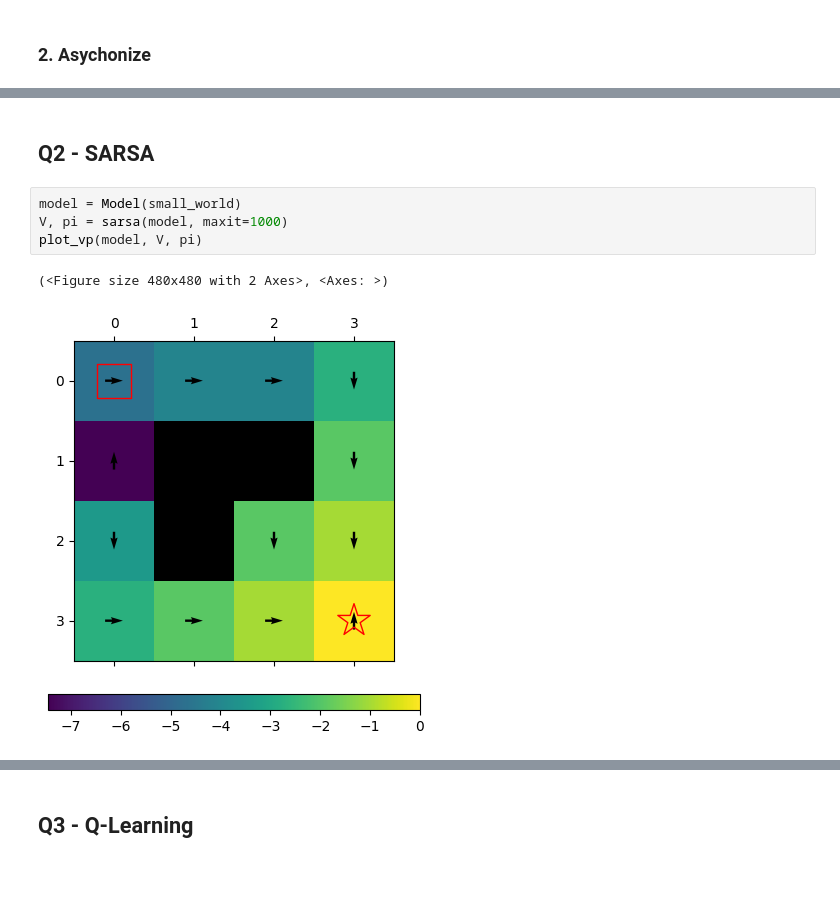
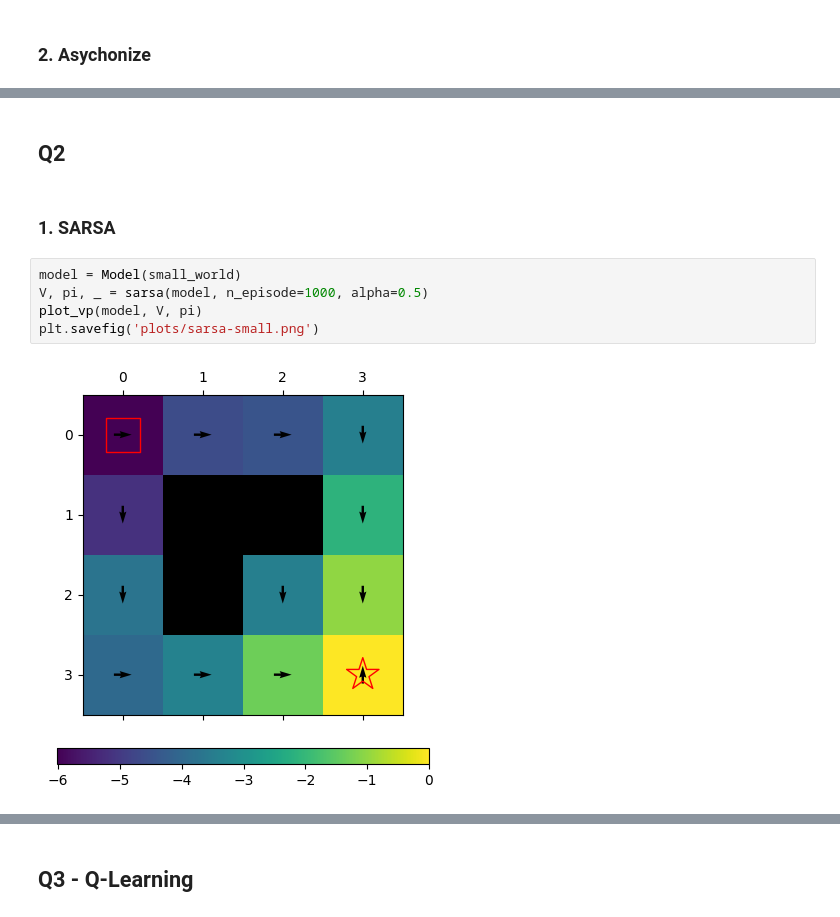
Before and after one commit to tonyauyeung/MLMI7-Reinforcement-Learning, a Jupyter notebook: main.ipynb, the cells around one changed output, grey strips where cells are left out. Saved outputs shown, nothing was run; the diff lists cells and outputs as text; blank space fills up the shorter version.

```diff
--- a/main.ipynb
+++ b/main.ipynb
@@ -41,9 +66,11 @@ plot_vp(model, V_async, pi_async)
 # %% [markdown]
-## Q2 - SARSA
+## Q2
+# %% [markdown]
+### 1. SARSA
 # %%
 model = Model(small_world)
-V, pi = sarsa(model, maxit=1000)
+V, pi, _ = sarsa(model, n_episode=1000, alpha=0.5)
 plot_vp(model, V, pi)
+plt.savefig('plots/sarsa-small.png')
 # %% [output]
-(<Figure size 480x480 with 2 Axes>, <Axes: >)
-[figure, old version]
+[figure, new version]
```
Also changed, not shown: parts of 18 cells of this notebook, 12 other files.
